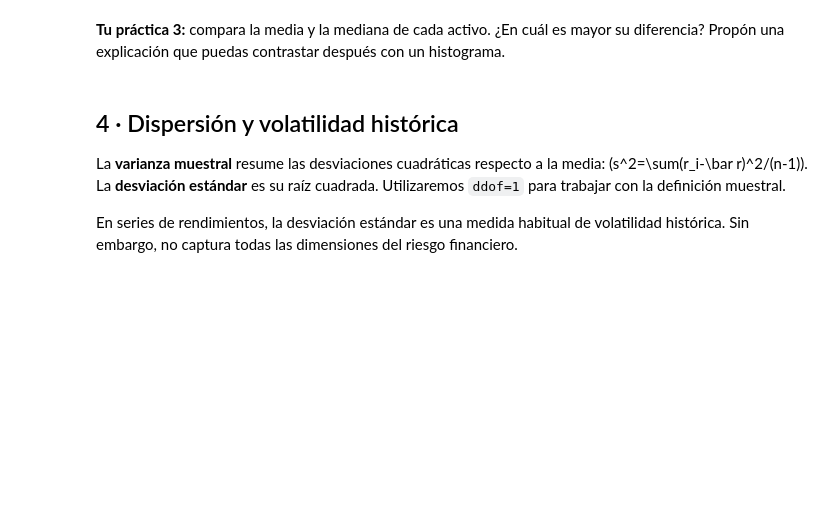
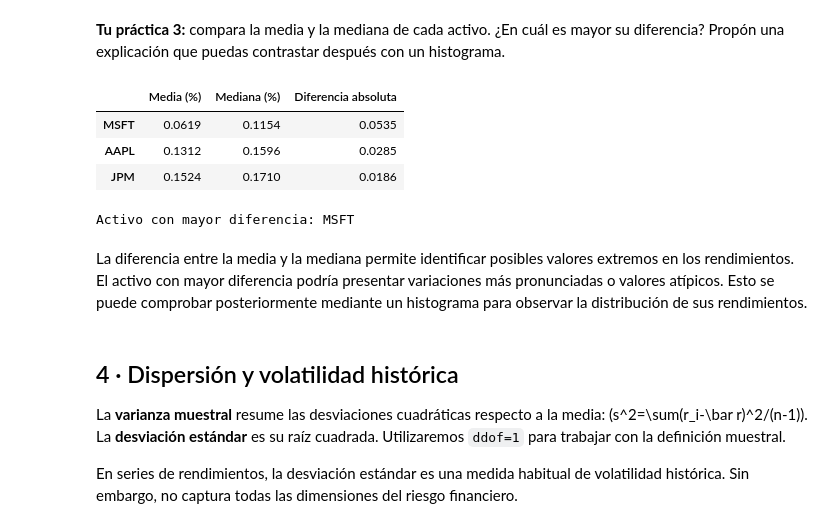
Before and after one commit to mariarango521-oss/proyecto_analitica_financiera, a Jupyter notebook: aprendizaje/03_analisis_exploratorio/03_analisis_exploratorio_portafolio.ipynb, the cells around one changed output. Saved outputs shown, nothing was run; the diff lists cells and outputs as text; code cells hidden in the pictures; blank space fills up the shorter version.

```diff
--- a/aprendizaje/03_analisis_exploratorio/03_analisis_exploratorio_portafolio.ipynb
+++ b/aprendizaje/03_analisis_exploratorio/03_analisis_exploratorio_portafolio.ipynb
@@ -144,8 +162,21 @@ print("Media de cinco observaciones comprobada:", round(media_manual, 5))
 # %% [markdown]
 **Tu práctica 3:** compara la media y la mediana de cada activo. ¿En cuál es mayor su diferencia? Propón una explicación que puedas contrastar después con un histograma.
 # %%
-# TU PRÁCTICA 3
-# Calcula las diferencias absolutas y redacta una interpretación.
+centro["Diferencia absoluta"] = (
+    centro["Media (%)"] - centro["Mediana (%)"]
+).abs()
+
+display(centro.round(4))
+print("Activo con mayor diferencia:",
+      centro["Diferencia absoluta"].idxmax())
+# %% [output]
+|  | Media (%) | Mediana (%) | Diferencia absoluta |
+| MSFT | 0.0619 | 0.1154 | 0.0535 |
+| AAPL | 0.1312 | 0.1596 | 0.0285 |
+| JPM | 0.1524 | 0.1710 | 0.0186 |
+Activo con mayor diferencia: MSFT
+# %% [markdown]
+La diferencia entre la media y la mediana permite identificar posibles valores extremos en los rendimientos. El activo con mayor diferencia podría presentar variaciones más pronunciadas o valores atípicos. Esto se puede comprobar posteriormente mediante un histograma para observar la distribución de sus rendimientos.
 # %% [markdown]
 ## 4 · Dispersión y volatilidad histórica
 
```
Also changed, not shown: parts of 21 cells of this notebook.
